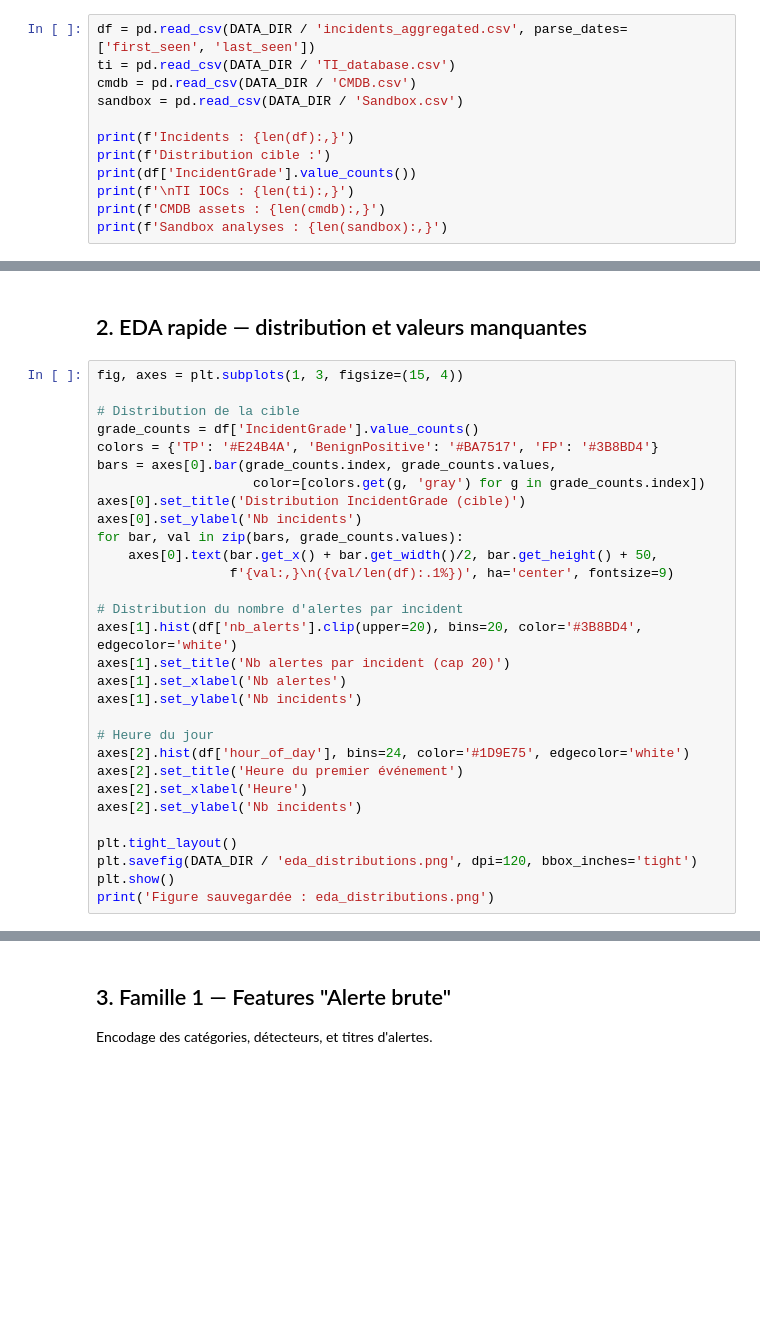
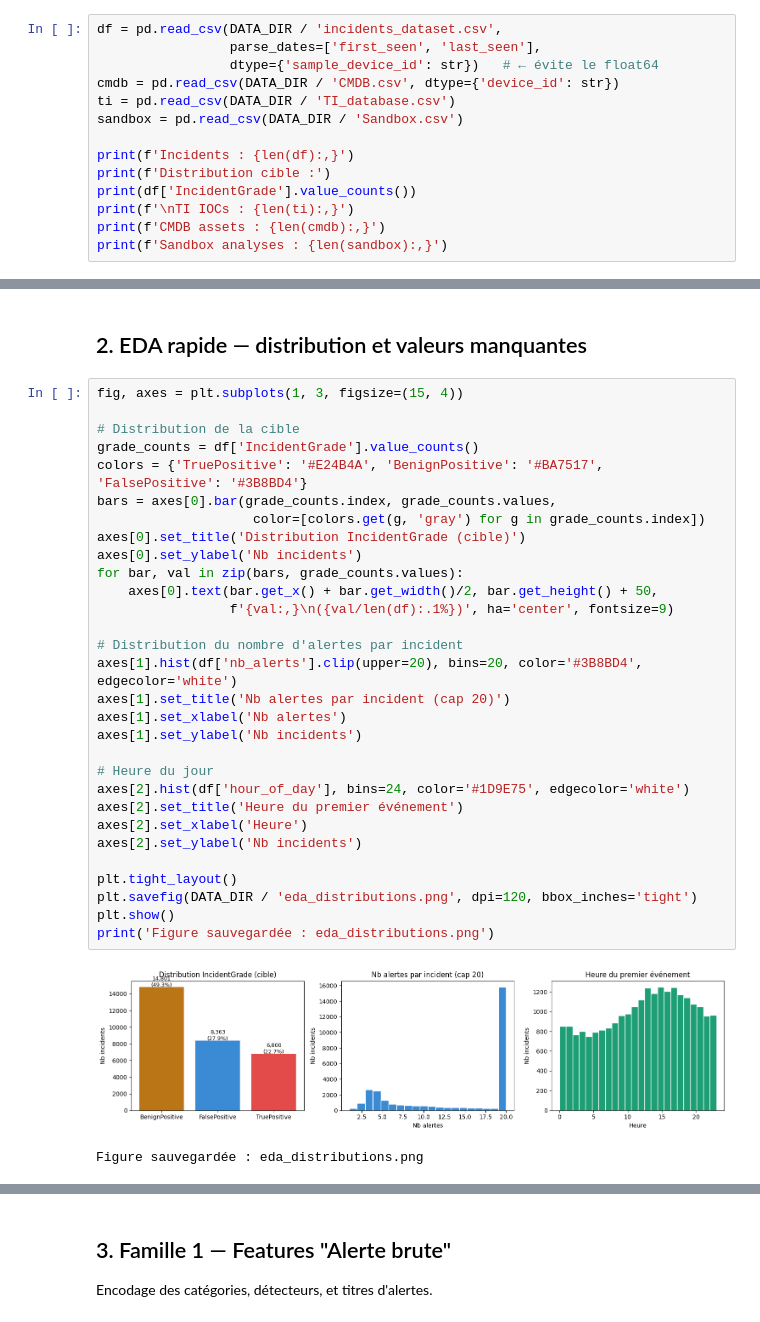
Before and after one commit to salma-1212/poc-soc-triage, a Jupyter notebook: 02_feature_engineering.ipynb, the cells around one changed output, grey strips where cells are left out. Saved outputs shown, nothing was run; the diff lists cells and outputs as text; blank space fills up the shorter version.

```diff
--- a/02_feature_engineering.ipynb
+++ b/02_feature_engineering.ipynb
@@ -34,9 +39,11 @@ print('Librairies OK')
 # %% [markdown]
 ## 1. Chargement des données
 # %%
-df = pd.read_csv(DATA_DIR / 'incidents_aggregated.csv', parse_dates=['first_seen', 'last_seen'])
+df = pd.read_csv(DATA_DIR / 'incidents_dataset.csv',
+                 parse_dates=['first_seen', 'last_seen'],
+                 dtype={'sample_device_id': str})   # ← évite le float64
+cmdb = pd.read_csv(DATA_DIR / 'CMDB.csv', dtype={'device_id': str})
 ti = pd.read_csv(DATA_DIR / 'TI_database.csv')
-cmdb = pd.read_csv(DATA_DIR / 'CMDB.csv')
 sandbox = pd.read_csv(DATA_DIR / 'Sandbox.csv')
 
 print(f'Incidents : {len(df):,}')
@@ -53,33 +85,36 @@ df.head(3)
 # %%
 fig, axes = plt.subplots(1, 3, figsize=(15, 4))
 
 # Distribution de la cible
 grade_counts = df['IncidentGrade'].value_counts()
-colors = {'TP': '#E24B4A', 'BenignPositive': '#BA7517', 'FP': '#3B8BD4'}
+colors = {'TruePositive': '#E24B4A', 'BenignPositive': '#BA7517', 'FalsePositive': '#3B8BD4'}
 bars = axes[0].bar(grade_counts.index, grade_counts.values,
                     color=[colors.get(g, 'gray') for g in grade_counts.index])
 axes[0].set_title('Distribution IncidentGrade (cible)')
 axes[0].set_ylabel('Nb incidents')
 for bar, val in zip(bars, grade_counts.values):
     axes[0].text(bar.get_x() + bar.get_width()/2, bar.get_height() + 50,
                  f'{val:,}\n({val/len(df):.1%})', ha='center', fontsize=9)
 
 # Distribution du nombre d'alertes par incident
 axes[1].hist(df['nb_alerts'].clip(upper=20), bins=20, color='#3B8BD4', edgecolor='white')
 axes[1].set_title('Nb alertes par incident (cap 20)')
 axes[1].set_xlabel('Nb alertes')
 axes[1].set_ylabel('Nb incidents')
 
 # Heure du jour
 axes[2].hist(df['hour_of_day'], bins=24, color='#1D9E75', edgecolor='white')
 axes[2].set_title('Heure du premier événement')
 axes[2].set_xlabel('Heure')
 axes[2].set_ylabel('Nb incidents')
 
 plt.tight_layout()
 plt.savefig(DATA_DIR / 'eda_distributions.png', dpi=120, bbox_inches='tight')
 plt.show()
 print('Figure sauvegardée : eda_distributions.png')
+# %% [output]
+[figure, added]
+Figure sauvegardée : eda_distributions.png
 # %%
 # Valeurs manquantes
 missing = df.isnull().mean().sort_values(ascending=False)
```
Also changed, not shown: parts of 20 cells of this notebook, 41 other files.
